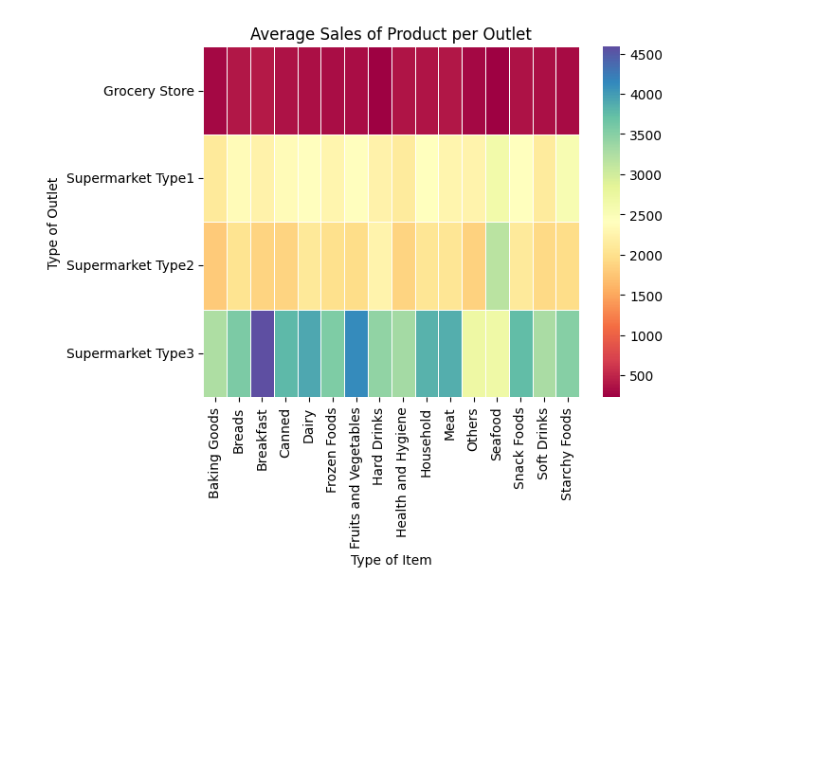
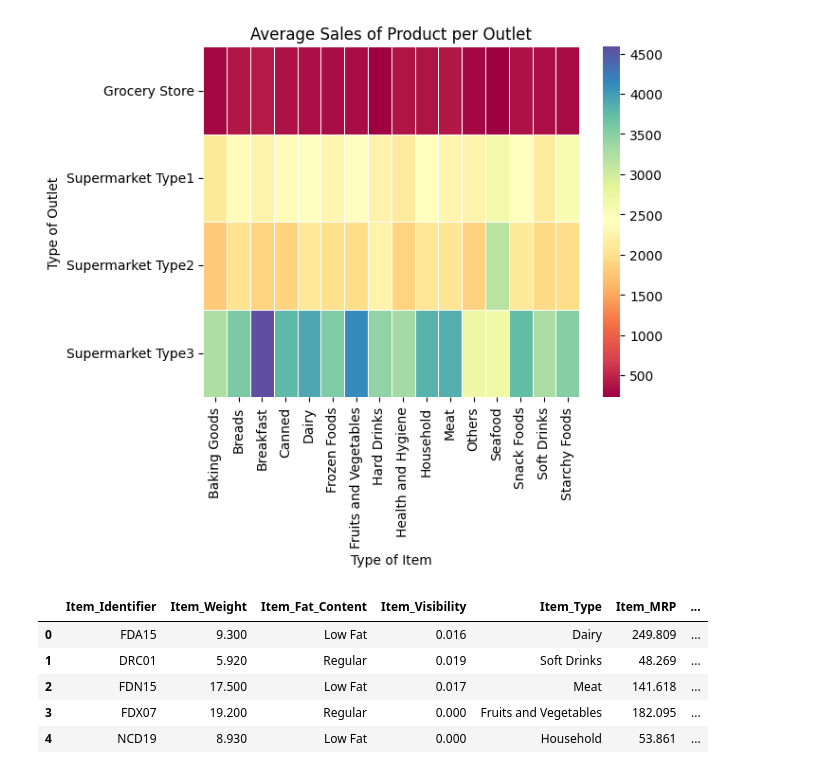
Before and after one commit to velascogringo/Sales_Prediction, a Jupyter notebook: Sales_Prediction_Core.ipynb, the cells around one changed output. Drawn from its saved outputs; the diff is of its cells as text; code cells hidden in the pictures; blank space fills up the shorter version.

```diff
--- a/Sales_Prediction_Core.ipynb
+++ b/Sales_Prediction_Core.ipynb
@@ -381,3 +381,13 @@ plt.xlabel('Type of Item', fontsize=10)
 # %% [output]
 Text(0.5, 23.52222222222222, 'Type of Item')
 [figure]
+# %%
+df.head()
+#display the data
+# %% [output]
+|  | Item_Identifier | Item_Weight | Item_Fat_Content | Item_Visibility | Item_Type | Item_MRP | ... |
+| 0 | FDA15 | 9.300 | Low Fat | 0.016 | Dairy | 249.809 | ... |
+| 1 | DRC01 | 5.920 | Regular | 0.019 | Soft Drinks | 48.269 | ... |
+| 2 | FDN15 | 17.500 | Low Fat | 0.017 | Meat | 141.618 | ... |
+| 3 | FDX07 | 19.200 | Regular | 0.000 | Fruits and Vegetables | 182.095 | ... |
+| 4 | NCD19 | 8.930 | Low Fat | 0.000 | Household | 53.861 | ... |
```
Also changed, not shown: parts of 9 cells of this notebook.
